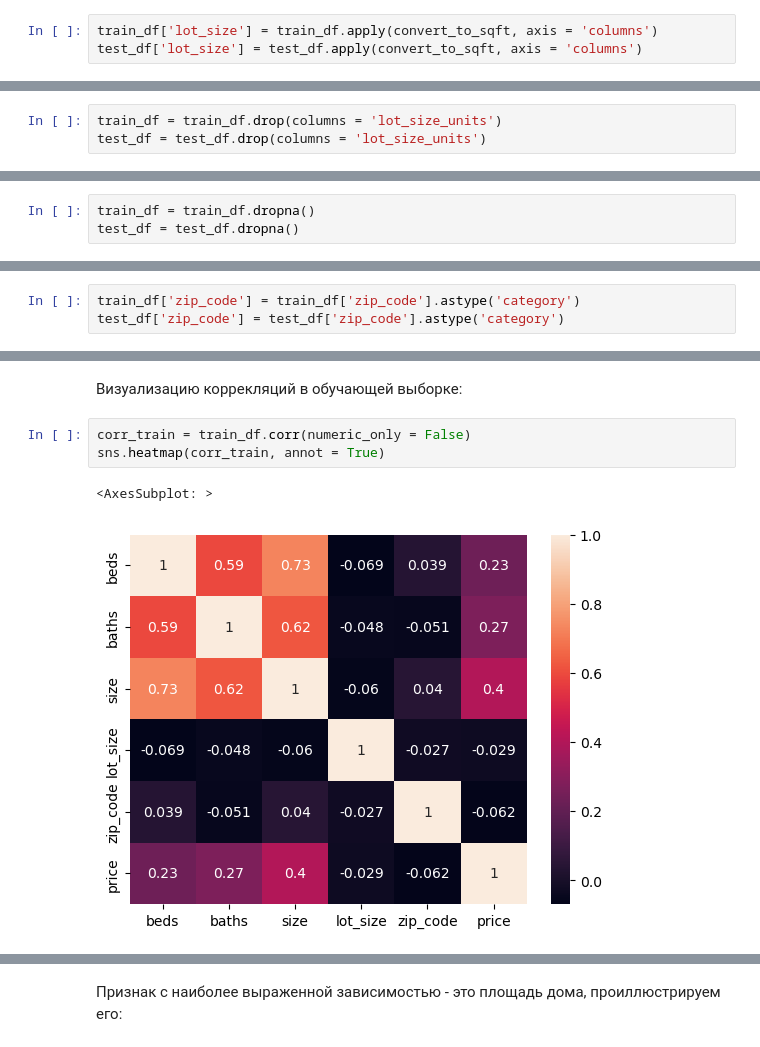
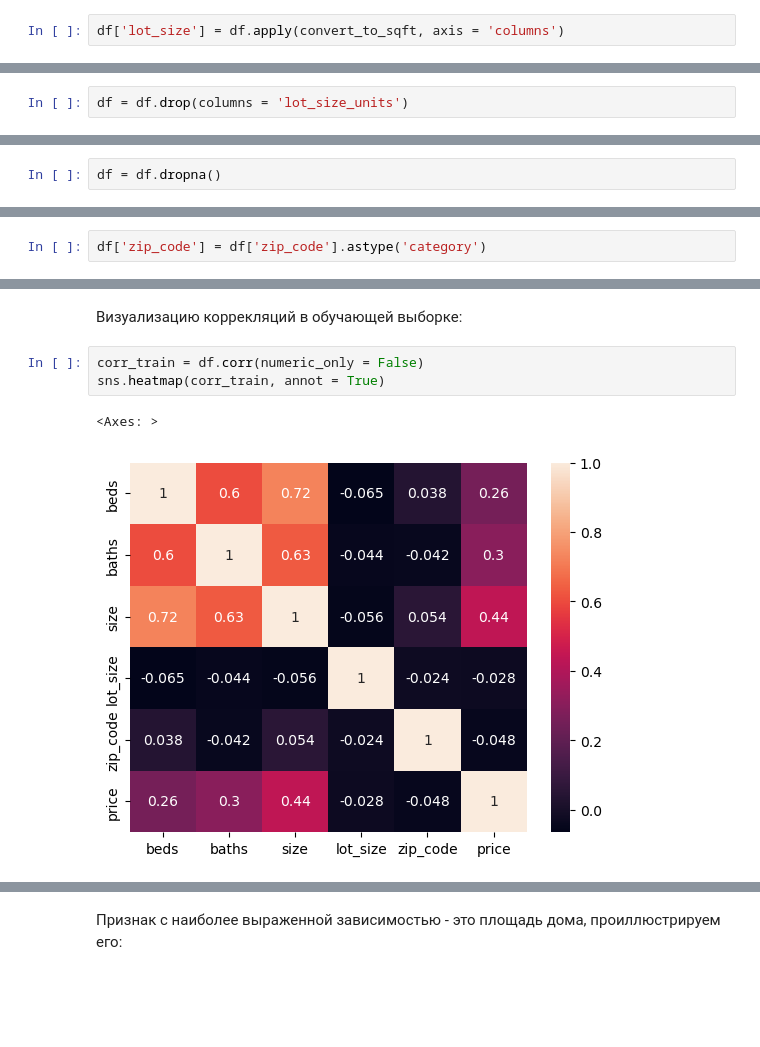
Before and after one commit to m4gical/datasets, a Jupyter notebook: HOUSE PRICE PREDICTION - SEATTLE/Houses in Seattle.ipynb, the cells around one changed output, grey strips where cells are left out. Cells and saved outputs as stored; diff of their text form; blank space fills up the shorter version.

```diff
--- a/HOUSE PRICE PREDICTION - SEATTLE/Houses in Seattle.ipynb
+++ b/HOUSE PRICE PREDICTION - SEATTLE/Houses in Seattle.ipynb
@@ -78,12 +88,10 @@ def convert_to_sqft(df):
     else:
         return df['lot_size']
 # %%
-train_df['lot_size'] = train_df.apply(convert_to_sqft, axis = 'columns')
-test_df['lot_size'] = test_df.apply(convert_to_sqft, axis = 'columns')
+df['lot_size'] = df.apply(convert_to_sqft, axis = 'columns')
 # %% [markdown]
 Удалим за ненадобностью последний столбец с единцами измерения:
 # %%
-train_df = train_df.drop(columns = 'lot_size_units')
-test_df = test_df.drop(columns = 'lot_size_units')
+df = df.drop(columns = 'lot_size_units')
 # %%
 pd.options.display.float_format = '{:.2f}'.format
@@ -98,6 +116,5 @@ train_df.head()
 # %% [markdown]
 Удалим строки содержащие пустые значения:
 # %%
-train_df = train_df.dropna()
-test_df = test_df.dropna()
+df = df.dropna()
 # %% [markdown]
@@ -105,6 +126,5 @@ test_df = test_df.dropna()
 # %%
-train_df['zip_code'] = train_df['zip_code'].astype('category')
-test_df['zip_code'] = test_df['zip_code'].astype('category')
+df['zip_code'] = df['zip_code'].astype('category')
 # %% [markdown]
 ### Визуализация данных
 # %% [markdown]
@@ -122,9 +141,9 @@ fig.show()
 # %% [markdown]
 Визуализацию коррекляций в обучающей выборке:
 # %%
-corr_train = train_df.corr(numeric_only = False)
+corr_train = df.corr(numeric_only = False)
 sns.heatmap(corr_train, annot = True)
 # %% [output]
-<AxesSubplot: >
+<Axes: >
-[figure, old version]
+[figure, new version]
 # %%
```
Also changed, not shown: parts of 24 cells of this notebook.
